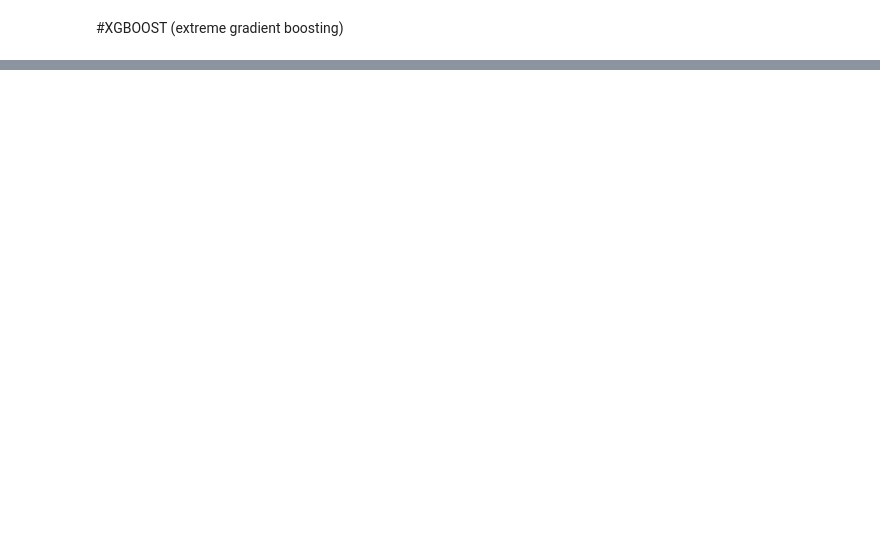
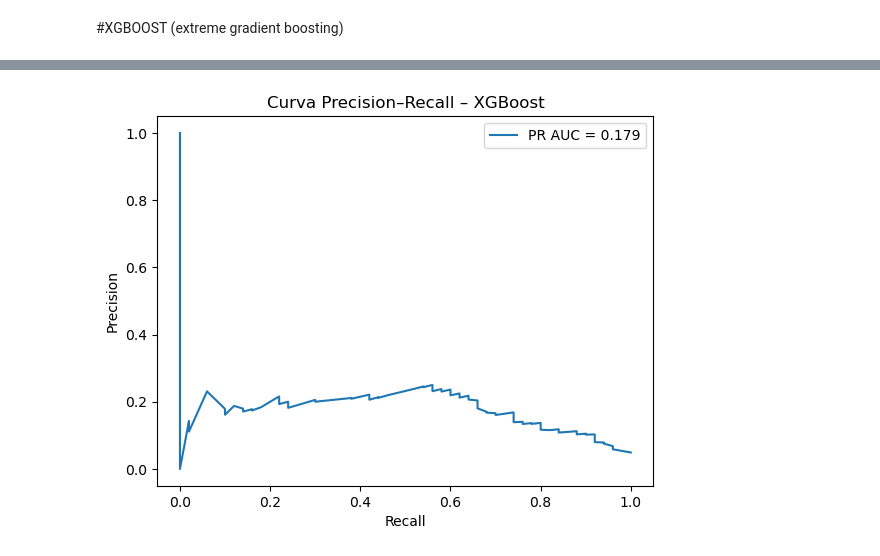
Before and after one commit to luiseduaardo/NeuroPrev, a Jupyter notebook: Stroke.ipynb, the cells around one changed output, grey strips where cells are left out. Saved outputs shown, nothing was run; the diff lists cells and outputs as text; code cells hidden in the pictures; blank space fills up the shorter version.

```diff
--- a/Stroke.ipynb
+++ b/Stroke.ipynb
@@ -200,0 +532,13 @@ modelo_xgb = XGBClassifier(
+# %%
+precision, recall, _ = precision_recall_curve(y_teste, probas)
+pr_auc = average_precision_score(y_teste, probas)
+
+plt.figure()
+plt.plot(recall, precision, label=f"PR AUC = {pr_auc:.3f}")
+plt.xlabel("Recall")
+plt.ylabel("Precision")
+plt.title("Curva Precision–Recall – XGBoost")
+plt.legend()
+plt.show()
+# %% [output]
+[figure, added]
```
Also changed, not shown: parts of 18 cells of this notebook.
